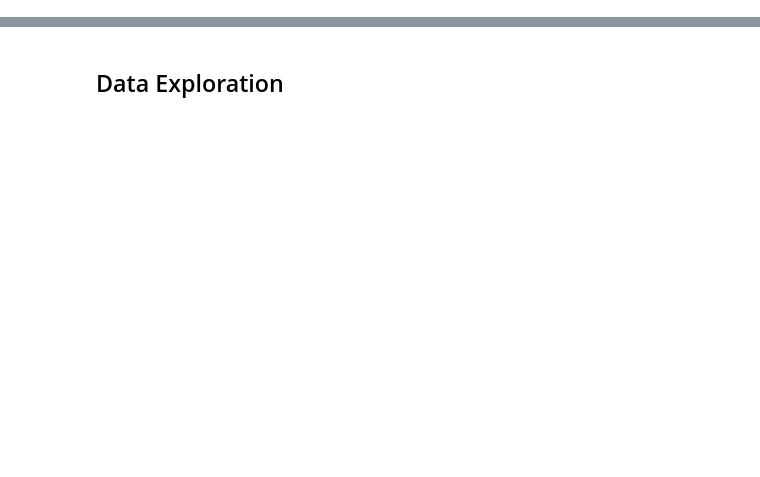
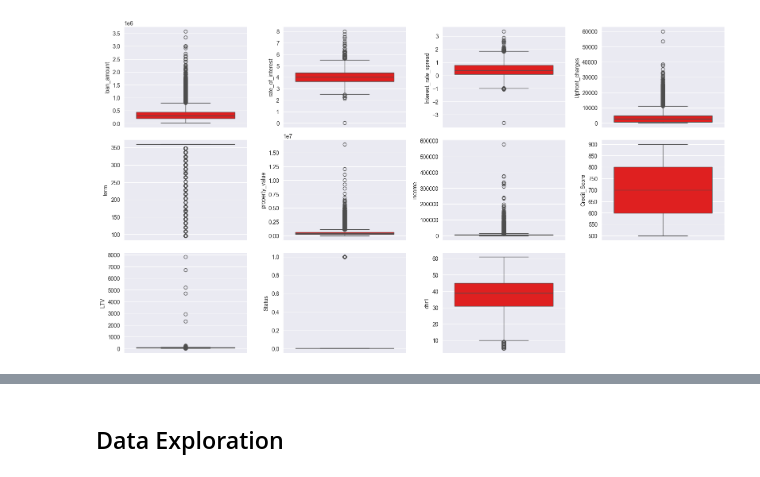
Before and after one commit to thebekhruz/predictive_modelling, a Jupyter notebook: eda/eda.ipynb, the cells around one changed output, grey strips where cells are left out. Cells and saved outputs as stored; diff of their text form; code cells hidden in the pictures; blank space fills up the shorter version.

Commit message:
Add initial notes and documentation for regression analysis and exploratory data analysis

```diff
--- a/eda/eda.ipynb
+++ b/eda/eda.ipynb
@@ -0,0 +65,4 @@
+# %%
+# Removing ID column
+columns_to_drop = ['ID', 'year']
+data = data.drop(columns=columns_to_drop, axis=1) # axis=1 for columns
@@ -0,0 +141,6 @@
+# %%
+sns.set_style("darkgrid")  # Sleek dark background
+sns.set_palette(sns.color_palette("Spectral"))
+
+numeric_data = data.select_dtypes(include = ['float64', 'int64'])
+numeric_data.hist(figsize=(16, 20), bins=50, xlabelsize=8, ylabelsize=8)
@@ -0,0 +171,10 @@
+# %%
+# Lets find outliers in the numerical data
+# First lets visualise the data using boxplot
+plt.figure(figsize=(16, 20))
+for i, col in enumerate(numeric_data.columns):
+    plt.subplot(7, 4, i + 1)
+    sns.boxplot(numeric_data[col], color='red', orient='v')
+    plt.tight_layout()
+# %% [output]
+[figure, added]
```
Also changed, not shown: parts of 39 cells of this notebook, 11 other files.
